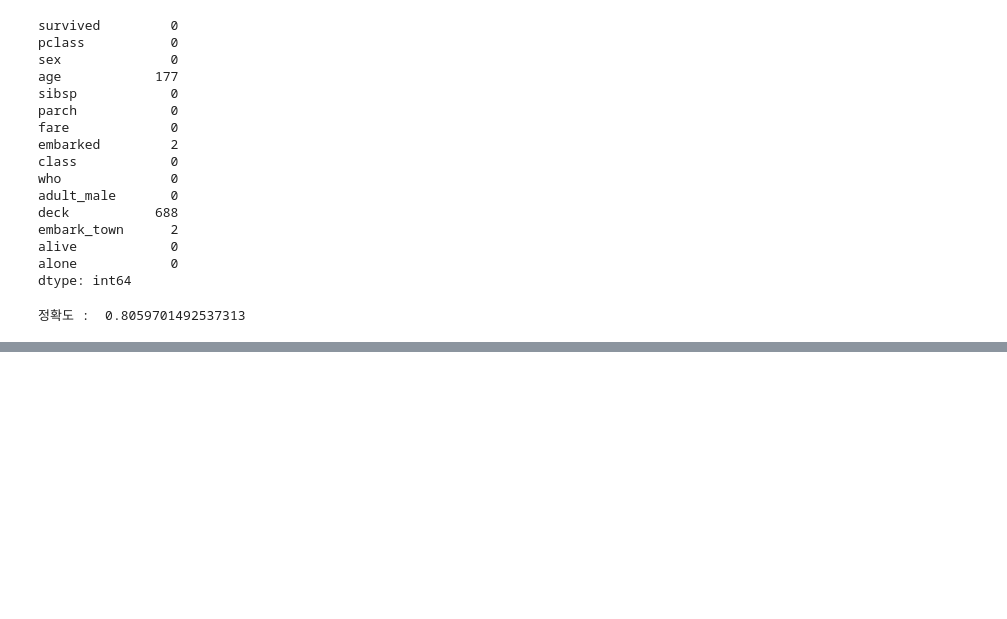
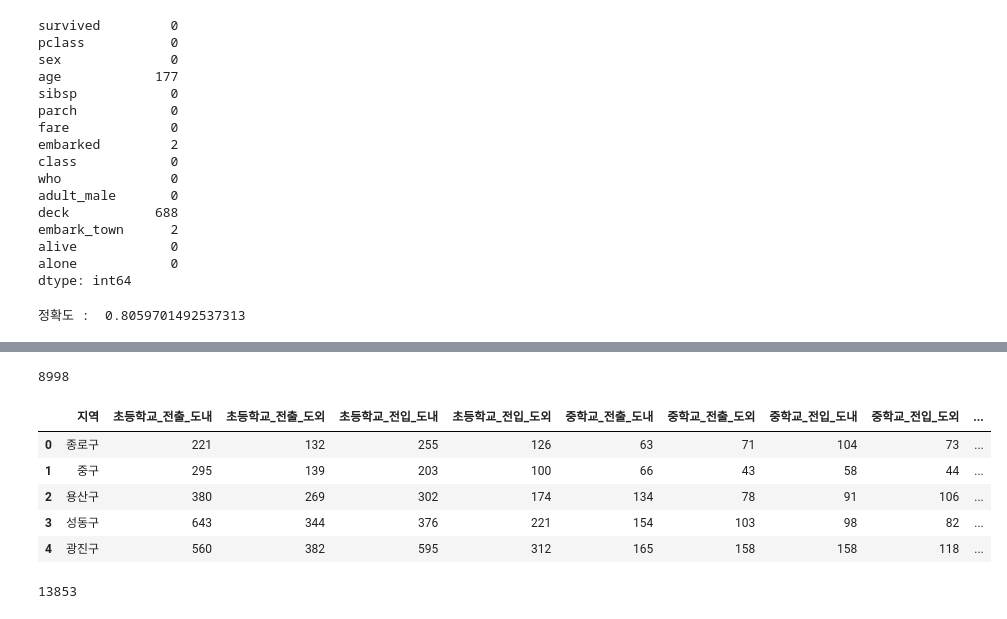
Before and after one commit to hyul77/hyul-dictionary, a Jupyter notebook: 22.빅데이터전문기사/실기/all.ipynb, the cells around one changed output, grey strips where cells are left out. Drawn from its saved outputs; the diff is of its cells as text; code cells hidden in the pictures; blank space fills up the shorter version.

```diff
--- a/22.빅데이터전문기사/실기/all.ipynb
+++ b/22.빅데이터전문기사/실기/all.ipynb
@@ -67,0 +259,33 @@ print("정확도 : ", accuracy_score(pred,valid_y))
+# %%
+# BMI는 몸무게(kg) / (키(M) * 키(M)) 로 정의 된다.
+# 초고도 비만은 BMI 25이상 , 고도 비반은 BMI 25미만 - 23이상 , 정상은 23미만 - 18.5이상 저체중은 18.5미만으로 정의 된다.
+# 주어진 데이터에서 초고도비만 인원 + 저체중 인원 의 숫자는?
+
+df['BMI'] = df['weight(kg)'] / (pow(df['height(cm)']/100, 2))
+df_filter = df[(df['BMI']>=25) | (df['BMI']<18.5)]
+print(df_filter['ID'].count())
+# %% [output]
+8998
+# %%
+import pandas as pd
+df = pd.read_csv('https://raw.githubusercontent.com/Datamanim/datarepo/main/krdatacertificate/e5_p1_3.csv')
+df.head(5)
+# %% [output]
+|  | 지역 | 초등학교_전출_도내 | 초등학교_전출_도외 | 초등학교_전입_도내 | 초등학교_전입_도외 | 중학교_전출_도내 | 중학교_전출_도외 | 중학교_전입_도내 | 중학교_전입_도외 | ... |
+| 0 | 종로구 | 221 | 132 | 255 | 126 | 63 | 71 | 104 | 73 | ... |
+| 1 | 중구 | 295 | 139 | 203 | 100 | 66 | 43 | 58 | 44 | ... |
+| 2 | 용산구 | 380 | 269 | 302 | 174 | 134 | 78 | 91 | 106 | ... |
+| 3 | 성동구 | 643 | 344 | 376 | 221 | 154 | 103 | 98 | 82 | ... |
+| 4 | 광진구 | 560 | 382 | 595 | 312 | 165 | 158 | 158 | 118 | ... |
+# %%
+# 순유입인원은 초중고 도내,도외 전입인원에서 초중고 도내, 도외 전출인원을 뺀값이다.
+# 각년도별로 가장 큰 순유입인원을 가진 지역구의 순유입인원을 구하고 전체 기간의 해당 순유입인원들의 합을 구하여라
+df['전입'] = df['초등학교_전입_도내'] + df['중학교_전입_도내'] + df['고등학교_전입_도내'] + df['초등학교_전입_도외'] + df['중학교_전입_도외'] + df['고등학교_전입_도외']
+df['전출'] = df['초등학교_전출_도내'] + df['중학교_전출_도내'] + df['고등학교_전출_도내'] + df['초등학교_전출_도외'] + df['중학교_전출_도외'] + df['고등학교_전출_도외']
+
+df['순유입인원'] = df['전입'] - df['전출']
+sub = df.groupby(['지역', '년도'])['순유입인원'].sum().sort_values().values[-1]
+main = df.groupby('년도')['순유입인원'].max().sum()
+print(main)
+# %% [output]
+13853
```
Also changed, not shown: parts of 19 cells of this notebook, 1 other file.
